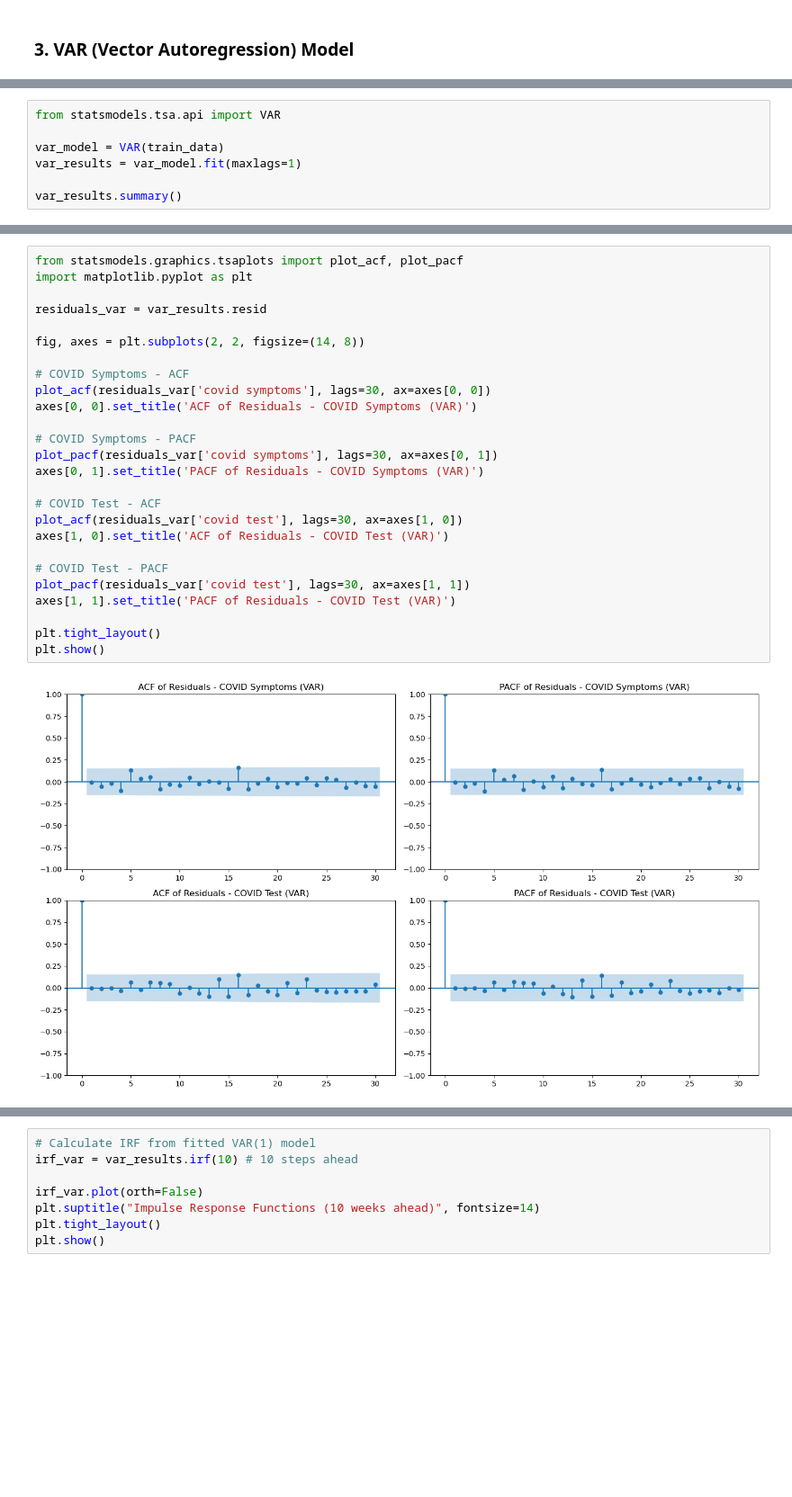
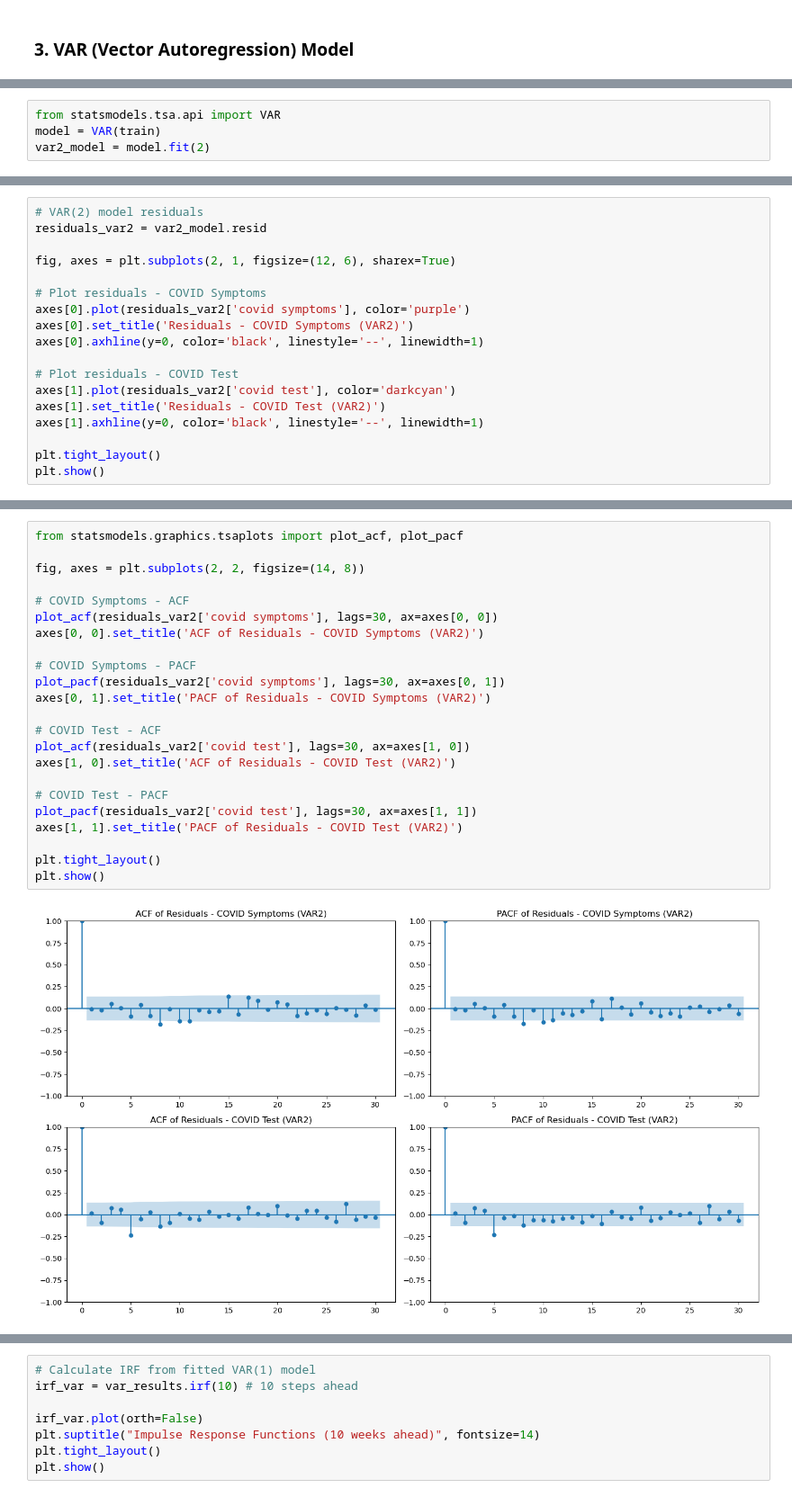
Before and after one commit to sevintanerdi/TSAproject, a Jupyter notebook: TSA_analysis.ipynb, the cells around one changed output, grey strips where cells are left out. Shown at 90% size. Saved outputs shown, nothing was run; the diff lists cells and outputs as text; blank space fills up the shorter version.

```diff
--- a/TSA_analysis.ipynb
+++ b/TSA_analysis.ipynb
@@ -343,7 +318,4 @@ len(test_data)
 # %%
 from statsmodels.tsa.api import VAR
-
-var_model = VAR(train_data)
-var_results = var_model.fit(maxlags=1)
-
-var_results.summary()
+model = VAR(train)
+var2_model = model.fit(2)
@@ -408,0 +345,18 @@ These observations are consistent with earlier results: low Granger causality an
+# %%
+# VAR(2) model residuals
+residuals_var2 = var2_model.resid
+
+fig, axes = plt.subplots(2, 1, figsize=(12, 6), sharex=True)
+
+# Plot residuals - COVID Symptoms
+axes[0].plot(residuals_var2['covid symptoms'], color='purple')
+axes[0].set_title('Residuals - COVID Symptoms (VAR2)')
+axes[0].axhline(y=0, color='black', linestyle='--', linewidth=1)
+
+# Plot residuals - COVID Test
+axes[1].plot(residuals_var2['covid test'], color='darkcyan')
+axes[1].set_title('Residuals - COVID Test (VAR2)')
+axes[1].axhline(y=0, color='black', linestyle='--', linewidth=1)
+
+plt.tight_layout()
+plt.show()
@@ -409,28 +365,25 @@ These observations are consistent with earlier results: low Granger causality an
 # %%
 from statsmodels.graphics.tsaplots import plot_acf, plot_pacf
-import matplotlib.pyplot as plt
-
-residuals_var = var_results.resid
 
 fig, axes = plt.subplots(2, 2, figsize=(14, 8))
 
 # COVID Symptoms - ACF
-plot_acf(residuals_var['covid symptoms'], lags=30, ax=axes[0, 0])
-axes[0, 0].set_title('ACF of Residuals - COVID Symptoms (VAR)')
+plot_acf(residuals_var2['covid symptoms'], lags=30, ax=axes[0, 0])
+axes[0, 0].set_title('ACF of Residuals - COVID Symptoms (VAR2)')
 
 # COVID Symptoms - PACF
-plot_pacf(residuals_var['covid symptoms'], lags=30, ax=axes[0, 1])
-axes[0, 1].set_title('PACF of Residuals - COVID Symptoms (VAR)')
+plot_pacf(residuals_var2['covid symptoms'], lags=30, ax=axes[0, 1])
+axes[0, 1].set_title('PACF of Residuals - COVID Symptoms (VAR2)')
 
 # COVID Test - ACF
-plot_acf(residuals_var['covid test'], lags=30, ax=axes[1, 0])
-axes[1, 0].set_title('ACF of Residuals - COVID Test (VAR)')
+plot_acf(residuals_var2['covid test'], lags=30, ax=axes[1, 0])
+axes[1, 0].set_title('ACF of Residuals - COVID Test (VAR2)')
 
 # COVID Test - PACF
-plot_pacf(residuals_var['covid test'], lags=30, ax=axes[1, 1])
-axes[1, 1].set_title('PACF of Residuals - COVID Test (VAR)')
+plot_pacf(residuals_var2['covid test'], lags=30, ax=axes[1, 1])
+axes[1, 1].set_title('PACF of Residuals - COVID Test (VAR2)')
 
 plt.tight_layout()
 plt.show()
 # %% [output]
-[figure, old version]
+[figure, new version]
```
Also changed, not shown: parts of 28 cells of this notebook, 1 other file.
